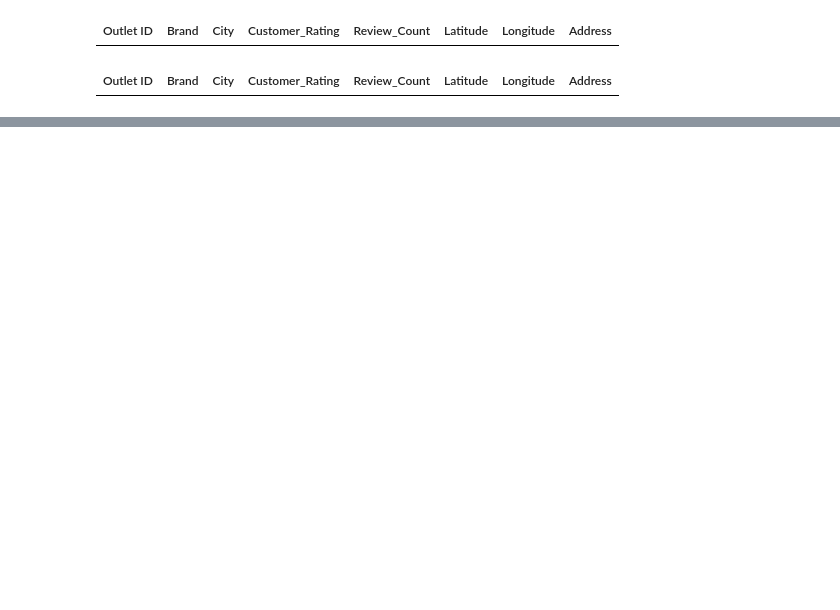
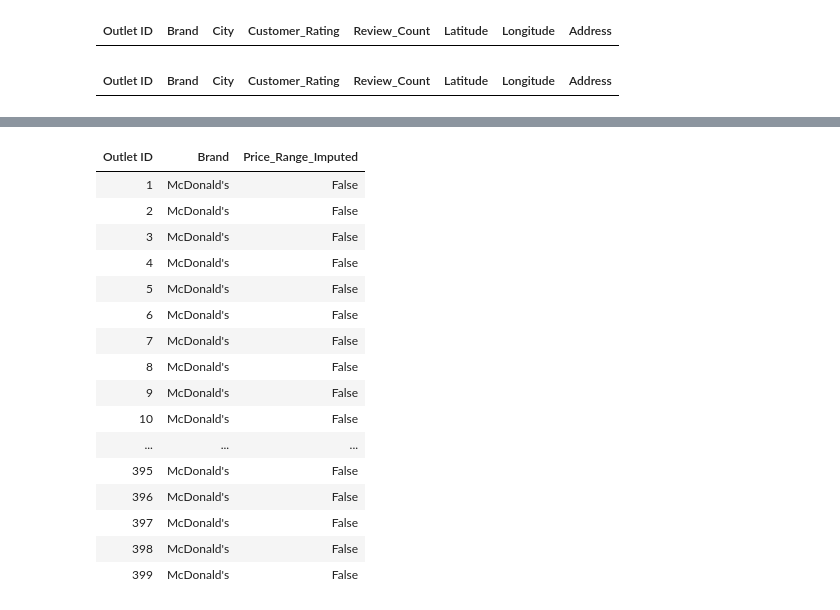
Before and after one commit to mike10nn/QSR_Analysis, a Jupyter notebook: cleaning.ipynb, the cells around one changed output, grey strips where cells are left out. Saved outputs shown, nothing was run; the diff lists cells and outputs as text; code cells hidden in the pictures; blank space fills up the shorter version.

Commit message:
Final cleaned version. Ready for analysis.

```diff
--- a/cleaning.ipynb
+++ b/cleaning.ipynb
@@ -235,5 +235,5 @@ display(HTML(f"""
 outlets.to_csv("Data/QSR_outlet_dataset_to_clean.csv", index=False)
 socioeconomic.to_csv("Data/QSR_socioeconomic_dataset_cleaned.csv", index=False)
 # %%
-cleaned_outlets = pd.read_csv("Data/QSR_outlet_dataset_cleaned.csv")
+cleaned_outlets = pd.read_csv("Data/QSR_outlet_dataset_cleaned.csv", keep_default_na=False)
 # %%
@@ -290,3 +290,11 @@ display(HTML(f"""
 """))
 # %% [output]
 | Outlet ID | Brand | City | Customer_Rating | Review_Count | Latitude | Longitude | Address |
+# %%
+#For the missing Price_Range values
+
+cleaned_outlets["Price_Range_Cleaned"] = (
+    cleaned_outlets["Price_Range"]
+    .replace("", pd.NA)
+    .replace(["EUR 1-20", "EUR 10-30", "EUR 1-30"], pd.NA)
+)
@@ -292,0 +330,36 @@ display(HTML(f"""
+# %%
+# Is imputed
+
+cleaned_outlets["Price_Range_Imputed"] = cleaned_outlets["Price_Range_Cleaned"].isna()
+
+html_table = cleaned_outlets.loc[:, ['Outlet ID','Brand', 'Price_Range_Imputed']].to_html(index=False)
+
+display(HTML(f"""
+<div style="
+    max-height: 300px;
+    overflow-y: auto;
+    overflow-x: auto;
+    border: 1px solid #555;
+    padding: 8px;
+">
+{html_table}
+</div>
+"""))
+# %% [output]
+| Outlet ID | Brand | Price_Range_Imputed |
+| 1 | McDonald's | False |
+| 2 | McDonald's | False |
+| 3 | McDonald's | False |
+| 4 | McDonald's | False |
+| 5 | McDonald's | False |
+| 6 | McDonald's | False |
+| 7 | McDonald's | False |
+| 8 | McDonald's | False |
+| 9 | McDonald's | False |
+| 10 | McDonald's | False |
+| ... | ... | ... |
+| 395 | McDonald's | False |
+| 396 | McDonald's | False |
+| 397 | McDonald's | False |
+| 398 | McDonald's | False |
+| 399 | McDonald's | False |
```
Also changed, not shown: parts of 6 cells of this notebook, 1 other file.
